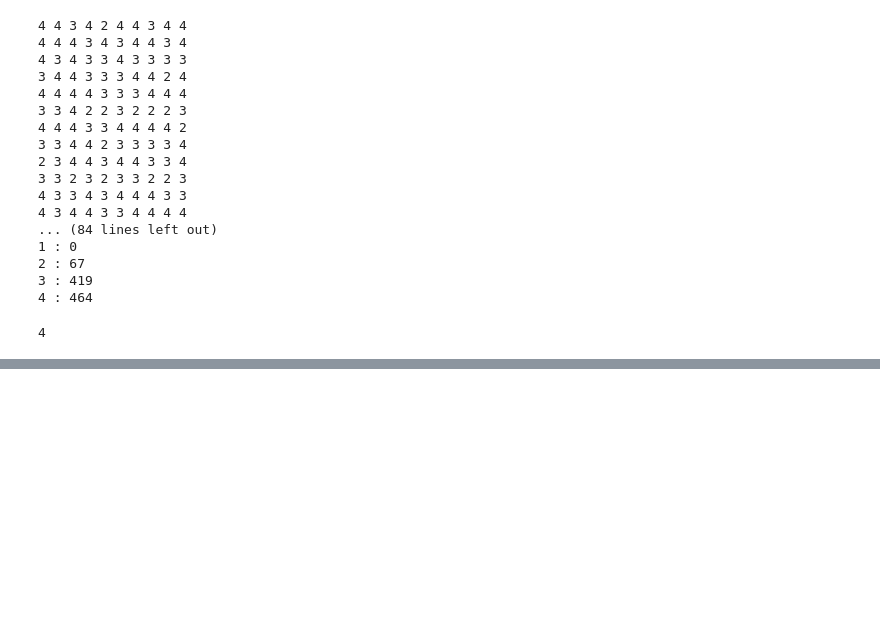
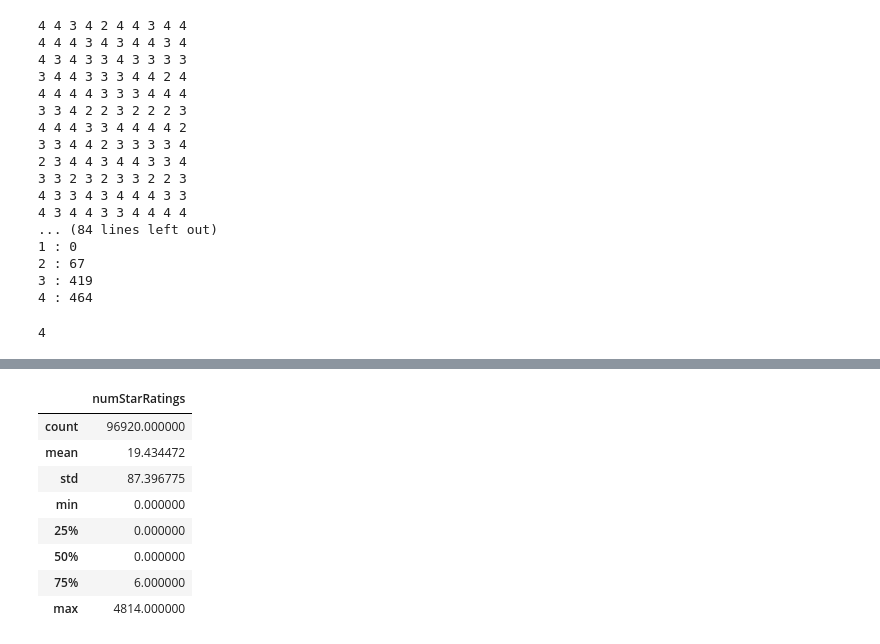
Before and after one commit to jonoulton/MountainProject-DataScience, a Jupyter notebook: Jupyter Notebooks/classifier.ipynb, the cells around one changed output, grey strips where cells are left out. Saved outputs shown, nothing was run; the diff lists cells and outputs as text; code cells hidden in the pictures; blank space fills up the shorter version.

```diff
--- a/Jupyter Notebooks/classifier.ipynb
+++ b/Jupyter Notebooks/classifier.ipynb
@@ -122,0 +188,12 @@ test.iloc[0]['starRatings']['https://www.mountainproject.com/route/105748490/the
+# %%
+people.describe()
+# %% [output]
+|  | numStarRatings |
+| count | 96920.000000 |
+| mean | 19.434472 |
+| std | 87.396775 |
+| min | 0.000000 |
+| 25% | 0.000000 |
+| 50% | 0.000000 |
+| 75% | 6.000000 |
+| max | 4814.000000 |
```
Also changed, not shown: parts of 7 cells of this notebook.
